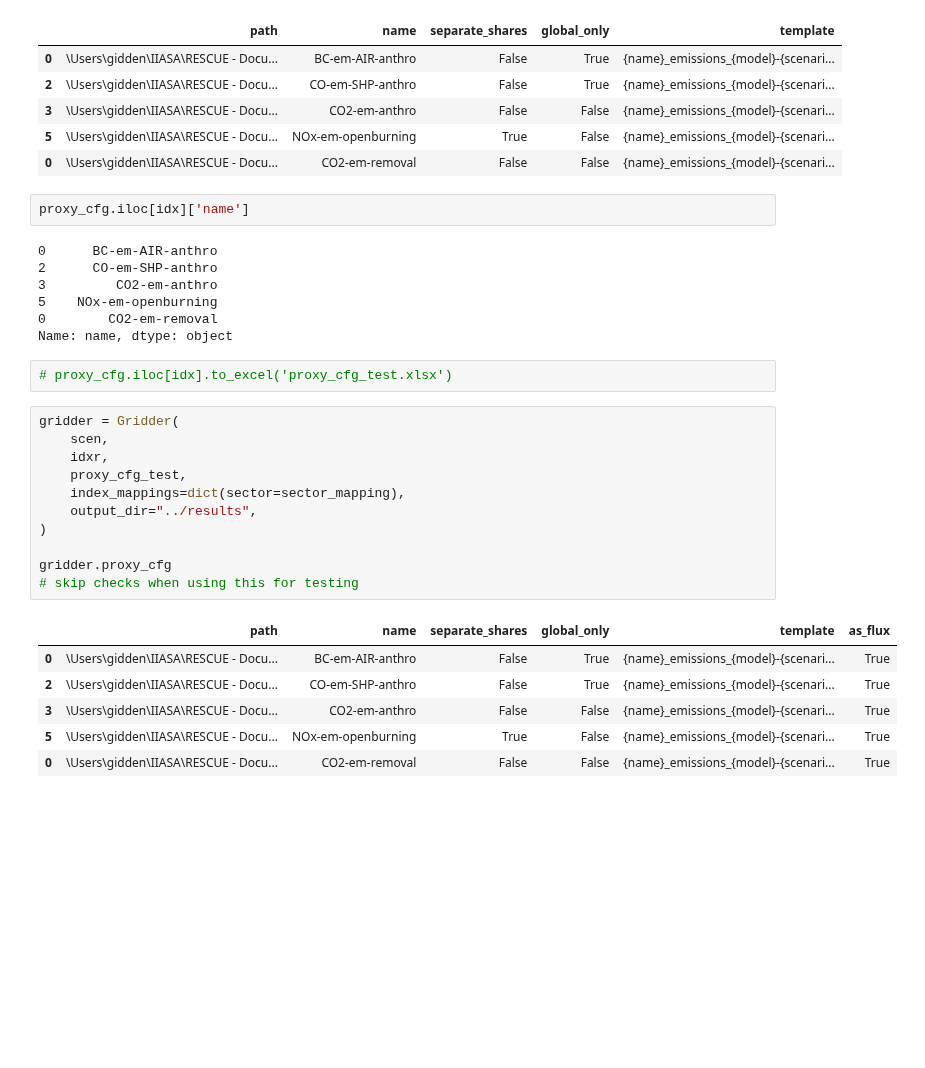
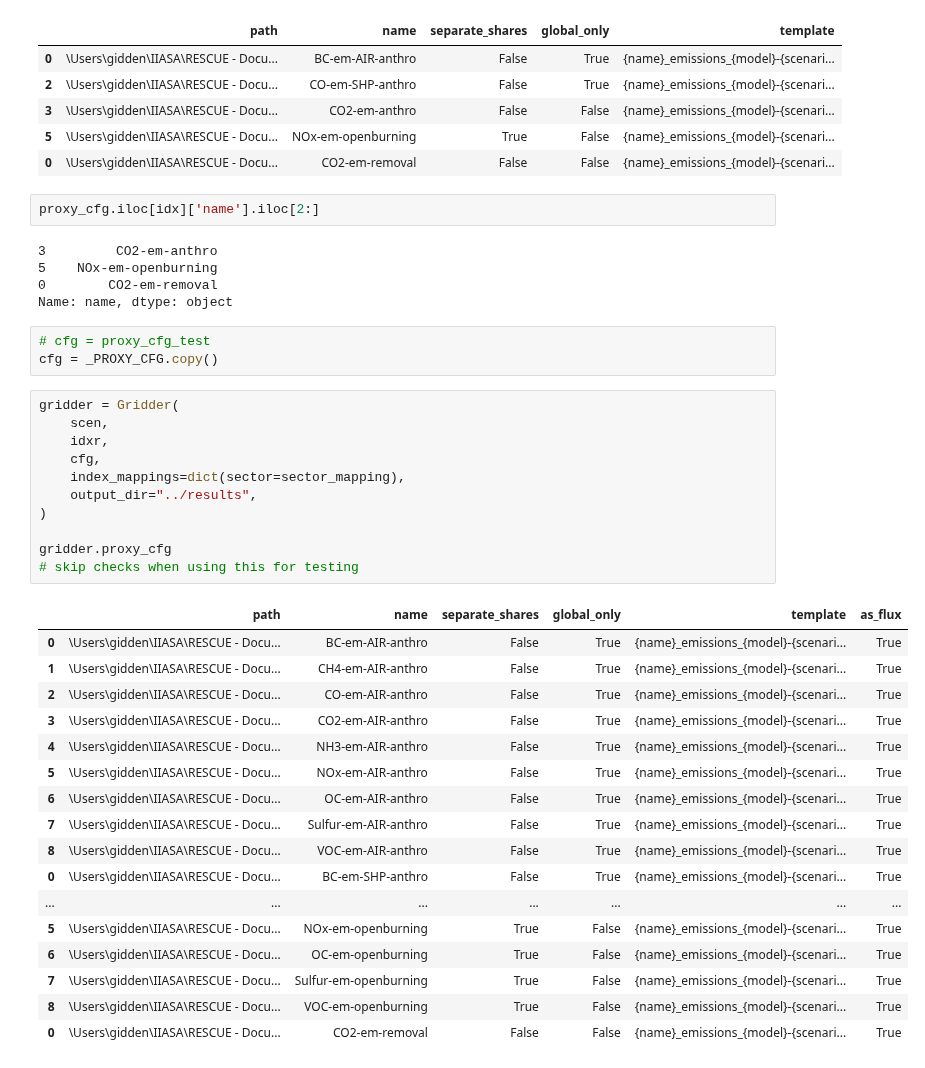
Before and after one commit to jkikstra/concordia, a Jupyter notebook: notebooks/workflow.ipynb, the cells around one changed output. Drawn from its saved outputs; the diff is of its cells as text; blank space fills up the shorter version.

```diff
--- a/notebooks/workflow.ipynb
+++ b/notebooks/workflow.ipynb
@@ -732,33 +740,43 @@ proxy_cfg_test
 | 5 | \Users\gidden\IIASA\RESCUE - Docu... | NOx-em-openburning | True | False | {name}_emissions_{model}-{scenari... |
 | 0 | \Users\gidden\IIASA\RESCUE - Docu... | CO2-em-removal | False | False | {name}_emissions_{model}-{scenari... |
 # %%
-proxy_cfg.iloc[idx]['name']
+proxy_cfg.iloc[idx]['name'].iloc[2:]
 # %% [output]
-0      BC-em-AIR-anthro
-2      CO-em-SHP-anthro
 3         CO2-em-anthro
 5    NOx-em-openburning
 0        CO2-em-removal
 Name: name, dtype: object
-# %%
-# proxy_cfg.iloc[idx].to_excel('proxy_cfg_test.xlsx')
+# %%
+# cfg = proxy_cfg_test
+cfg = _PROXY_CFG.copy()
 # %%
 gridder = Gridder(
     scen,
     idxr,
-    proxy_cfg_test,
+    cfg,
     index_mappings=dict(sector=sector_mapping),
     output_dir="../results",
 )
 
 gridder.proxy_cfg
 # skip checks when using this for testing
 # %% [output]
 |  | path | name | separate_shares | global_only | template | as_flux |
 | 0 | \Users\gidden\IIASA\RESCUE - Docu... | BC-em-AIR-anthro | False | True | {name}_emissions_{model}-{scenari... | True |
-| 2 | \Users\gidden\IIASA\RESCUE - Docu... | CO-em-SHP-anthro | False | True | {name}_emissions_{model}-{scenari... | True |
-| 3 | \Users\gidden\IIASA\RESCUE - Docu... | CO2-em-anthro | False | False | {name}_emissions_{model}-{scenari... | True |
+| 1 | \Users\gidden\IIASA\RESCUE - Docu... | CH4-em-AIR-anthro | False | True | {name}_emissions_{model}-{scenari... | True |
+| 2 | \Users\gidden\IIASA\RESCUE - Docu... | CO-em-AIR-anthro | False | True | {name}_emissions_{model}-{scenari... | True |
+| 3 | \Users\gidden\IIASA\RESCUE - Docu... | CO2-em-AIR-anthro | False | True | {name}_emissions_{model}-{scenari... | True |
+| 4 | \Users\gidden\IIASA\RESCUE - Docu... | NH3-em-AIR-anthro | False | True | {name}_emissions_{model}-{scenari... | True |
+| 5 | \Users\gidden\IIASA\RESCUE - Docu... | NOx-em-AIR-anthro | False | True | {name}_emissions_{model}-{scenari... | True |
+| 6 | \Users\gidden\IIASA\RESCUE - Docu... | OC-em-AIR-anthro | False | True | {name}_emissions_{model}-{scenari... | True |
+| 7 | \Users\gidden\IIASA\RESCUE - Docu... | Sulfur-em-AIR-anthro | False | True | {name}_emissions_{model}-{scenari... | True |
+| 8 | \Users\gidden\IIASA\RESCUE - Docu... | VOC-em-AIR-anthro | False | True | {name}_emissions_{model}-{scenari... | True |
+| 0 | \Users\gidden\IIASA\RESCUE - Docu... | BC-em-SHP-anthro | False | True | {name}_emissions_{model}-{scenari... | True |
+| ... | ... | ... | ... | ... | ... | ... |
 | 5 | \Users\gidden\IIASA\RESCUE - Docu... | NOx-em-openburning | True | False | {name}_emissions_{model}-{scenari... | True |
+| 6 | \Users\gidden\IIASA\RESCUE - Docu... | OC-em-openburning | True | False | {name}_emissions_{model}-{scenari... | True |
+| 7 | \Users\gidden\IIASA\RESCUE - Docu... | Sulfur-em-openburning | True | False | {name}_emissions_{model}-{scenari... | True |
+| 8 | \Users\gidden\IIASA\RESCUE - Docu... | VOC-em-openburning | True | False | {name}_emissions_{model}-{scenari... | True |
 | 0 | \Users\gidden\IIASA\RESCUE - Docu... | CO2-em-removal | False | False | {name}_emissions_{model}-{scenari... | True |
 # %%
 %%execute_or_lazy_load execute_gridding
```
Also changed, not shown: parts of 5 cells of this notebook.
